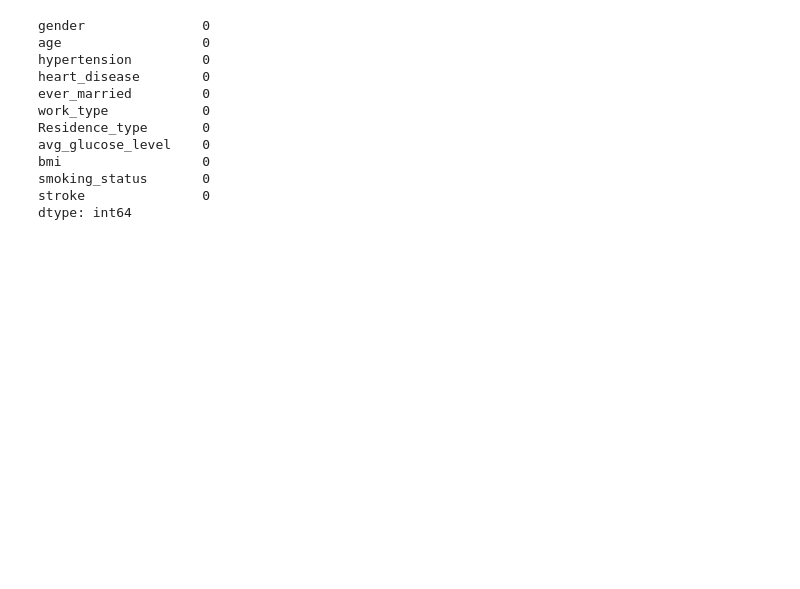
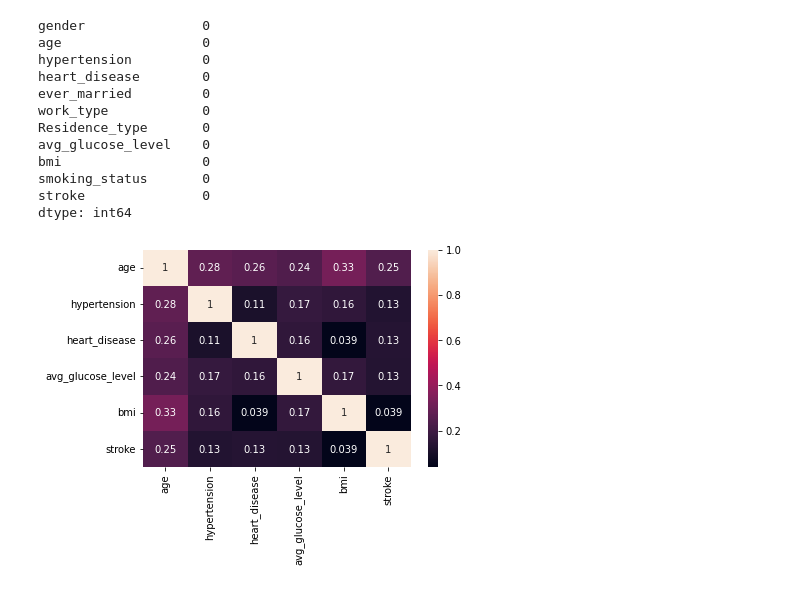
Before and after one commit to atakanaydinbas/Stroke-Prediction-EDA-and-Accuracy, a Jupyter notebook: data_modelling.ipynb, the cells around one changed output. Drawn from its saved outputs; the diff is of its cells as text; code cells hidden in the pictures; blank space fills up the shorter version.

```diff
--- a/data_modelling.ipynb
+++ b/data_modelling.ipynb
@@ -91,0 +87,6 @@ data_cat = data [["gender","hypertension","heart_disease","ever_married","work_t
+# %%
+#show data_cat data correlation with matplotlib
+sns.heatmap(data.corr(), annot=True)
+plt.show()
+# %% [output]
+[figure, added]
```
Also changed, not shown: parts of 7 cells of this notebook, 6 other files.
